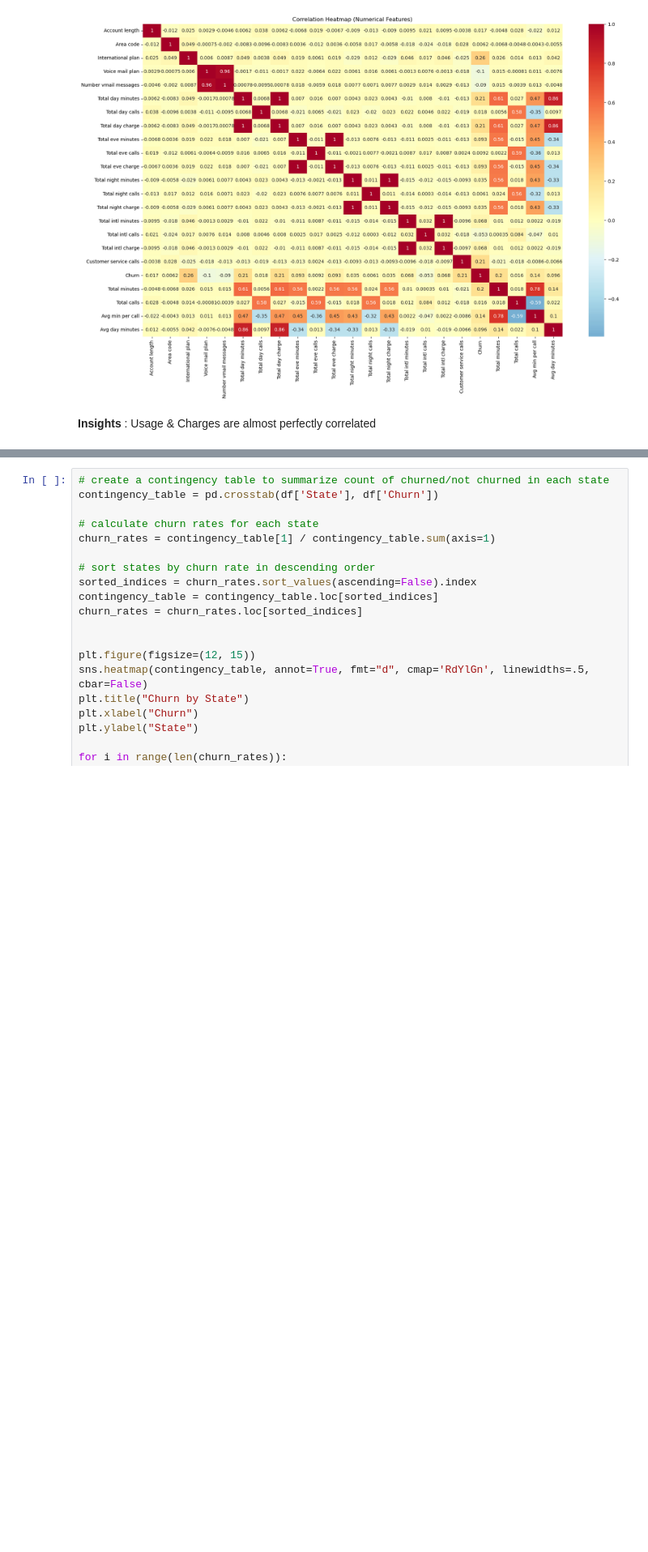
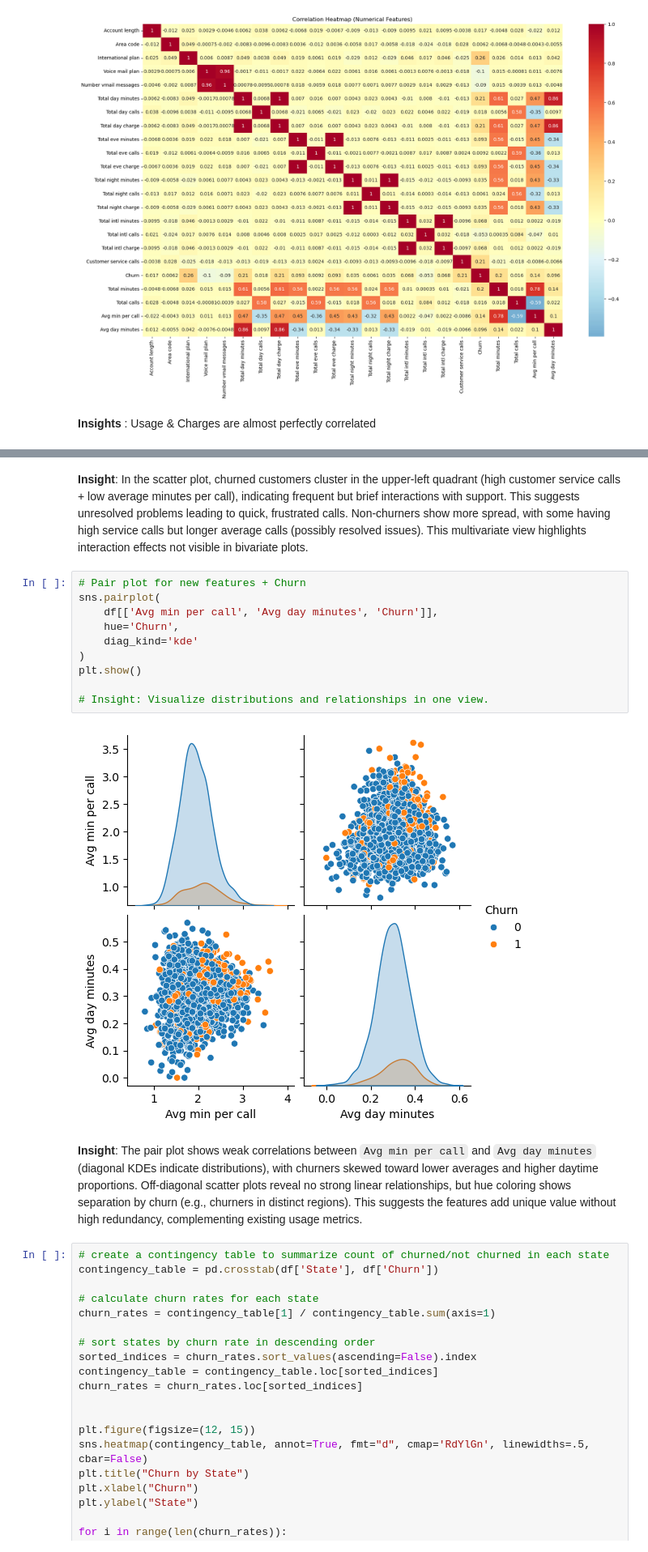
Before and after one commit to BatthulaVinay/MLChurnproject, a Jupyter notebook: notebook/EDA.ipynb, the cells around one changed output, grey strips where cells are left out. Shown at 81% size. Saved outputs shown, nothing was run; the diff lists cells and outputs as text; blank space fills up the shorter version.

```diff
--- a/notebook/EDA.ipynb
+++ b/notebook/EDA.ipynb
@@ -405,3 +450,19 @@ plt.show()
+# %% [markdown]
+**Insight**: In the scatter plot, churned customers cluster in the upper-left quadrant (high customer service calls + low average minutes per call), indicating frequent but brief interactions with support. This suggests unresolved problems leading to quick, frustrated calls. Non-churners show more spread, with some having high service calls but longer average calls (possibly resolved issues). This multivariate view highlights interaction effects not visible in bivariate plots.
+# %%
+# Pair plot for new features + Churn
+sns.pairplot(
+    df[['Avg min per call', 'Avg day minutes', 'Churn']],
+    hue='Churn',
+    diag_kind='kde'
+)
+plt.show()
+
+# Insight: Visualize distributions and relationships in one view.
+# %% [output]
+[figure, added]
+# %% [markdown]
+**Insight**: The pair plot shows weak correlations between `Avg min per call` and `Avg day minutes` (diagonal KDEs indicate distributions), with churners skewed toward lower averages and higher daytime proportions. Off-diagonal scatter plots reveal no strong linear relationships, but hue coloring shows separation by churn (e.g., churners in distinct regions). This suggests the features add unique value without high redundancy, complementing existing usage metrics.
 # %%
 # create a contingency table to summarize count of churned/not churned in each state
 contingency_table = pd.crosstab(df['State'], df['Churn'])
```
Also changed, not shown: parts of 14 cells of this notebook, 1 other file.
